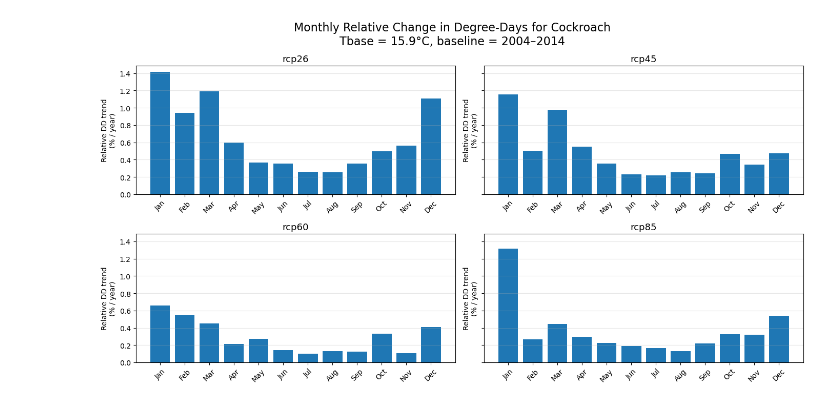
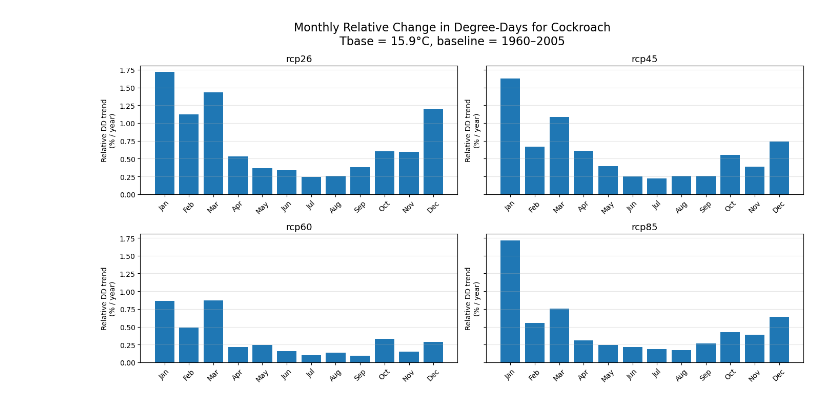
Before and after one commit to SteveChiao/Climate_project, a Jupyter notebook: 程式作業/Daxue＿village/code/0508相對世代數.ipynb, the cells around one changed output. Saved outputs shown, nothing was run; the diff lists cells and outputs as text; code cells hidden in the pictures.

```diff
--- a/程式作業/Daxue＿village/code/0508相對世代數.ipynb
+++ b/程式作業/Daxue＿village/code/0508相對世代數.ipynb
@@ -13,16 +13,16 @@ from pathlib import Path
 # 1. Basic settings
 # ============================================================
 
-FILE_PATH = r"C:\Users\user\Climate_project\程式作業\Daxue＿village\qm_corrected_output\tmean_corrected_daily_final_models.parquet"
+FILE_PATH = r"C:\Users\user\Climate_project\程式作業\Daxue＿village\qm_corrected_output\tmean_corrected_daily_final_models_2.parquet"
 
 OUTPUT_DIR = Path(r"C:\Users\user\Climate_project\程式作業\Daxue＿village\figue\monthly_relative_change")
 OUTPUT_DIR.mkdir(parents=True, exist_ok=True)
 
-START_YEAR = 2004
-END_YEAR = 2036
+PROJECTION_START = 2006#2006
+PROJECTION_END = 2040#2040
 
-BASELINE_START = 2004
-BASELINE_END = 2014
+BASELINE_START = 1960#1960
+BASELINE_END = 2005#2005
 
 SCENARIO_ORDER = ["rcp26", "rcp45", "rcp60", "rcp85"]
 
@@ -63,8 +63,8 @@ temp_col = "value_corrected" if "value_corrected" in df.columns else "value"
 df[temp_col] = pd.to_numeric(df[temp_col], errors="coerce")
 
 df = df[
-    (df["year"] >= START_YEAR) &
-    (df["year"] <= END_YEAR)
+    (df["year"] >= BASELINE_START) &
+    (df["year"] <= PROJECTION_END)
 ].copy()
 
 df = df.dropna(subset=["date", temp_col, "model", "scenario"])
@@ -127,31 +127,59 @@ ensemble_monthly = (
 
 # ============================================================
 # 5. Calculate Relative Change (% trend)
+# Baseline: historical, 1960–2005
+# Projection: RCPs, 2006–2040
 # ============================================================
-# relative trend = slope / baseline mean * 100
-# unit: % per year
-#
-# total relative change = fitted change from START_YEAR to END_YEAR
-# unit: %
 
 relative_records = []
 
-for (organism, scenario, month), g in ensemble_monthly.groupby(
+baseline_df = ensemble_monthly[
+    (ensemble_monthly["scenario"] == "historical") &
+    (ensemble_monthly["year"] >= BASELINE_START) &
+    (ensemble_monthly["year"] <= BASELINE_END)
+].copy()
+
+projection_df = ensemble_monthly[
+    (ensemble_monthly["scenario"].isin(SCENARIO_ORDER)) &
+    (ensemble_monthly["year"] >= PROJECTION_START) &
+    (ensemble_monthly["year"] <= PROJECTION_END)
+].copy()
+
+print("Baseline data shape:", baseline_df.shape)
+print("Projection data shape:", projection_df.shape)
+
+print("Baseline scenarios:", baseline_df["scenario"].unique())
+print("Projection scenarios:", projection_df["scenario"].unique())
+
+# 每個 organism × month 只建立一個 historical baseline
+baseline_monthly = (
+    baseline_df
+    .groupby(["organism", "month"], as_index=False)
+    .agg(
+        baseline_monthly_dd=("ensemble_monthly_dd", "mean"),
+        baseline_monthly_generation=("ensemble_monthly_generation", "mean")
+    )
+)
+
+for (organism, scenario, month), g in projection_df.groupby(
     ["organism", "scenario", "month"]
 ):
 
     g = g.sort_values("year").copy()
 
-    baseline = g[
-        (g["year"] >= BASELINE_START) &
-        (g["year"] <= BASELINE_END)
+    base = baseline_monthly[
+        (baseline_monthly["organism"] == organism) &
+        (baseline_monthly["month"] == month)
     ]
 
-    baseline_dd = baseline["ensemble_monthly_dd"].mean()
-    baseline_gen = baseline["ensemble_monthly_generation"].mean()
+    if base.empty:
+        baseline_dd = np.nan
+        baseline_gen = np.nan
+    else:
+        baseline_dd = base["baseline_monthly_dd"].iloc[0]
+        baseline_gen = base["baseline_monthly_generation"].iloc[0]
 
     if len(g) >= 2:
-
         slope_dd, intercept_dd = np.polyfit(
             g["year"],
             g["ensemble_monthly_dd"],
@@ -164,11 +192,11 @@ for (organism, scenario, month), g in ensemble_monthly.groupby(
             1
         )
 
-        fitted_start_dd = slope_dd * START_YEAR + intercept_dd
-        fitted_end_dd = slope_dd * END_YEAR + intercept_dd
+        fitted_start_dd = slope_dd * PROJECTION_START + intercept_dd
+        fitted_end_dd = slope_dd * PROJECTION_END + intercept_dd
 
-        fitted_start_gen = slope_gen * START_YEAR + intercept_gen
-        fitted_end_gen = slope_gen * END_YEAR + intercept_gen
+        fitted_start_gen = slope_gen * PROJECTION_START + intercept_gen
+        fitted_end_gen = slope_gen * PROJECTION_END + intercept_gen
 
     else:
         slope_dd = np.nan
@@ -178,7 +206,7 @@ for (organism, scenario, month), g in ensemble_monthly.groupby(
         fitted_start_gen = np.nan
         fitted_end_gen = np.nan
 
-    if baseline_dd > 0:
+    if pd.notna(baseline_dd) and baseline_dd > 0:
         relative_dd_trend_percent_per_year = slope_dd / baseline_dd * 100
         total_dd_relative_change_percent = (
             (fitted_end_dd - fitted_start_dd) / baseline_dd * 100
@@ -187,7 +215,7 @@ for (organism, scenario, month), g in ensemble_monthly.groupby(
         relative_dd_trend_percent_per_year = np.nan
         total_dd_relative_change_percent = np.nan
 
-    if baseline_gen > 0:
+    if pd.notna(baseline_gen) and baseline_gen > 0:
         relative_gen_trend_percent_per_year = slope_gen / baseline_gen * 100
         total_gen_relative_change_percent = (
             (fitted_end_gen - fitted_start_gen) / baseline_gen * 100
@@ -220,12 +248,14 @@ relative_trend = relative_trend.sort_values(
     ["organism", "scenario", "month"]
 ).reset_index(drop=True)
 
-csv_path = OUTPUT_DIR / f"monthly_relative_change_{START_YEAR}_{END_YEAR}.csv"
+csv_path = OUTPUT_DIR / f"monthly_relative_change_{PROJECTION_START}_{PROJECTION_END}_baseline_{BASELINE_START}_{BASELINE_END}.csv"
 relative_trend.to_csv(csv_path, index=False, encoding="utf-8-sig")
 
 print("Saved:", csv_path)
 print(relative_trend.head(20))
 
+print("NaN check:")
+print(relative_trend.isna().sum())
 # ============================================================
 # 6. Plot 1: Relative DD trend (% / year)
 # ============================================================
@@ -282,7 +312,7 @@ for organism in ORGANISMS.keys():
 
     safe_name = organism.replace(" ", "_").replace(".", "")
 
-    outpath = OUTPUT_DIR / f"Monthly_relative_DD_trend_{safe_name}_{START_YEAR}_{END_YEAR}.png"
+    outpath = OUTPUT_DIR / f"Monthly_relative_DD_trend_{safe_name}_{PROJECTION_START}_{PROJECTION_END}.png"
 
     plt.savefig(outpath, dpi=300, bbox_inches="tight")
     plt.show()
@@ -336,7 +366,7 @@ for organism in ORGANISMS.keys():
 
     fig.suptitle(
         f"Total Relative Change in Monthly Degree-Days for {organism}\n"
-        f"{START_YEAR}–{END_YEAR}, baseline = {BASELINE_START}–{BASELINE_END}",
+        f"{PROJECTION_START}–{PROJECTION_END}, baseline = {BASELINE_START}–{BASELINE_END}",
         fontsize=16,y = 0.9
     )
 
@@ -344,7 +374,7 @@ for organism in ORGANISMS.keys():
 
     safe_name = organism.replace(" ", "_").replace(".", "")
 
-    outpath = OUTPUT_DIR / f"Monthly_total_relative_DD_change_{safe_name}_{START_YEAR}_{END_YEAR}.png"
+    outpath = OUTPUT_DIR / f"Monthly_total_relative_DD_change_{safe_name}_{PROJECTION_START}_{PROJECTION_END}.png"
 
     plt.savefig(outpath, dpi=300, bbox_inches="tight")
     plt.show()
@@ -371 +401 @@ Saved: C:\Users\user\Climate_project\程式作業\Daxue＿village\figue\monthly_
-[figure, old version]
+[figure, new version]
```
Also changed, not shown: parts of 3 cells of this notebook, 48 other files.
